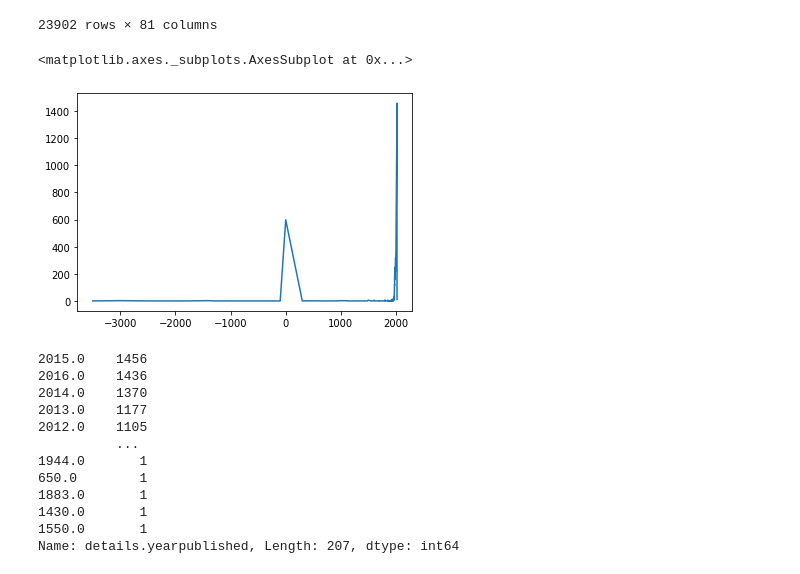
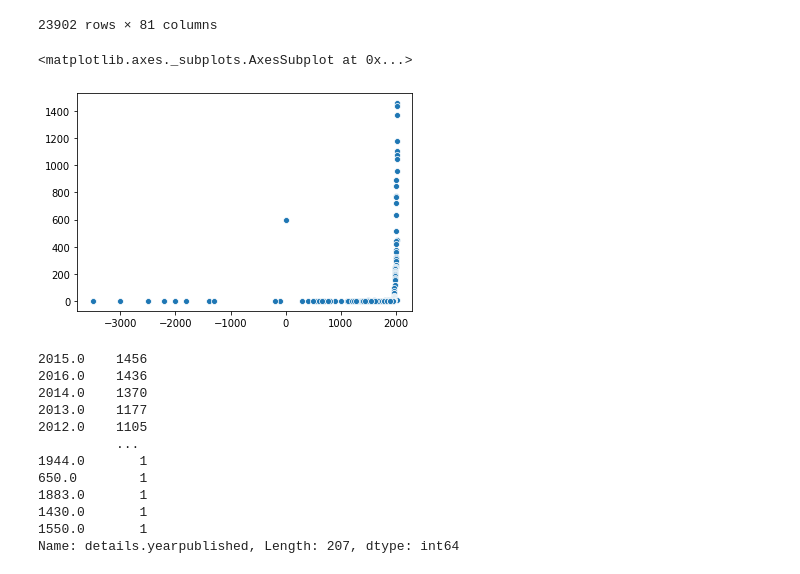
Before and after one commit to JoeSRead/BGG-Predictor-, a Jupyter notebook: scratch.ipynb, the cells around one changed output. Drawn from its saved outputs; the diff is of its cells as text; code cells hidden in the pictures.

```diff
--- a/scratch.ipynb
+++ b/scratch.ipynb
@@ -189,10 +189,10 @@ df_raw
 | 90341 | 90342 | 219832 | boardgame | Enter the mysterious World of Fen... | //cf.geekdo-images.com/images/pic... | 4.0 | ... |
 23902 rows × 81 columns
 # %%
-sns.lineplot(data = df_raw['details.yearpublished'].value_counts())
+sns.scatterplot(data = df_raw['details.yearpublished'].value_counts())
 # %% [output]
 <matplotlib.axes._subplots.AxesSubplot at 0x...>
-[figure, old version]
+[figure, new version]
 # %%
 df_raw['details.yearpublished'].value_counts()
 # %% [output]
```
Also changed, not shown: parts of 38 cells of this notebook, 1 other file.
